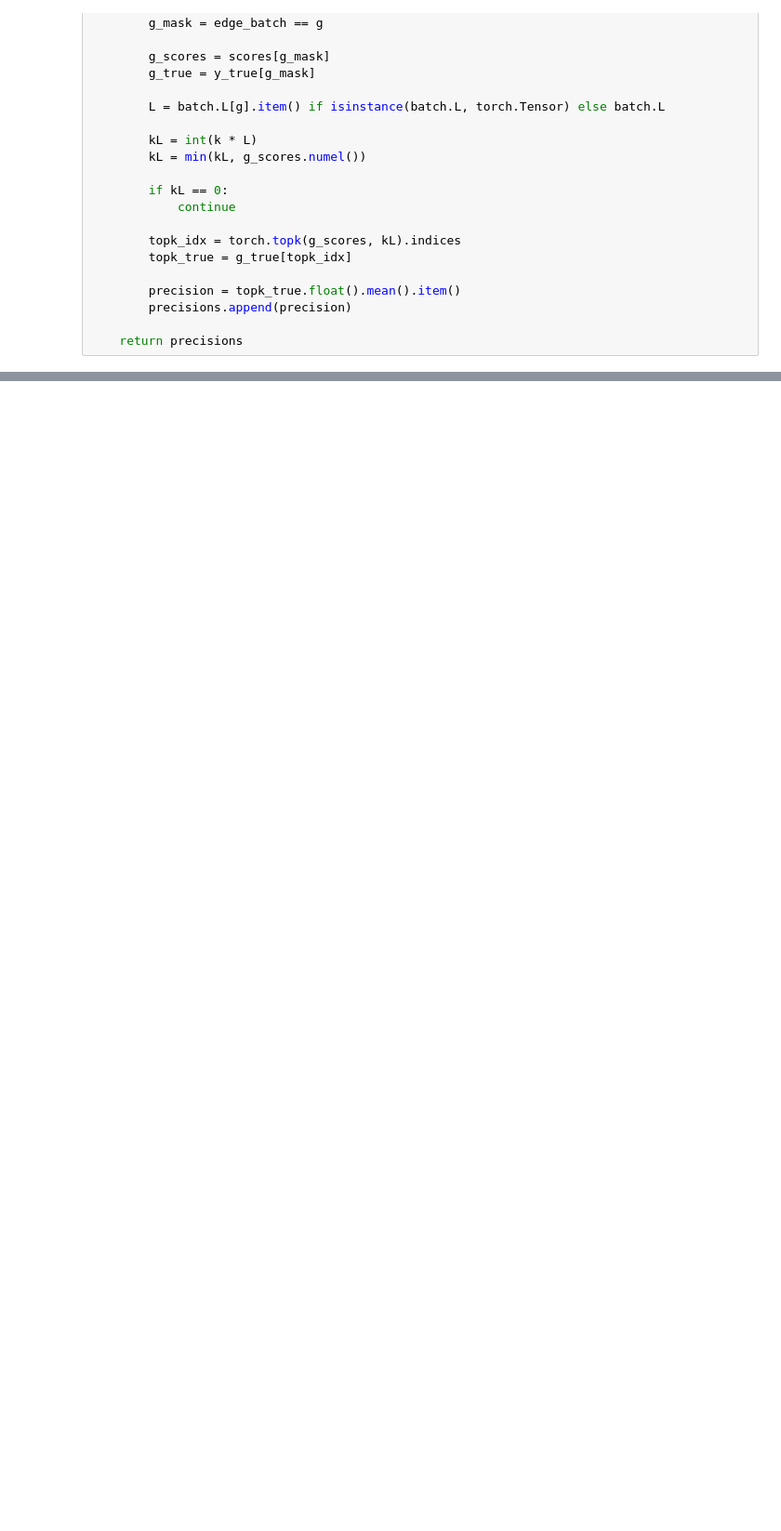
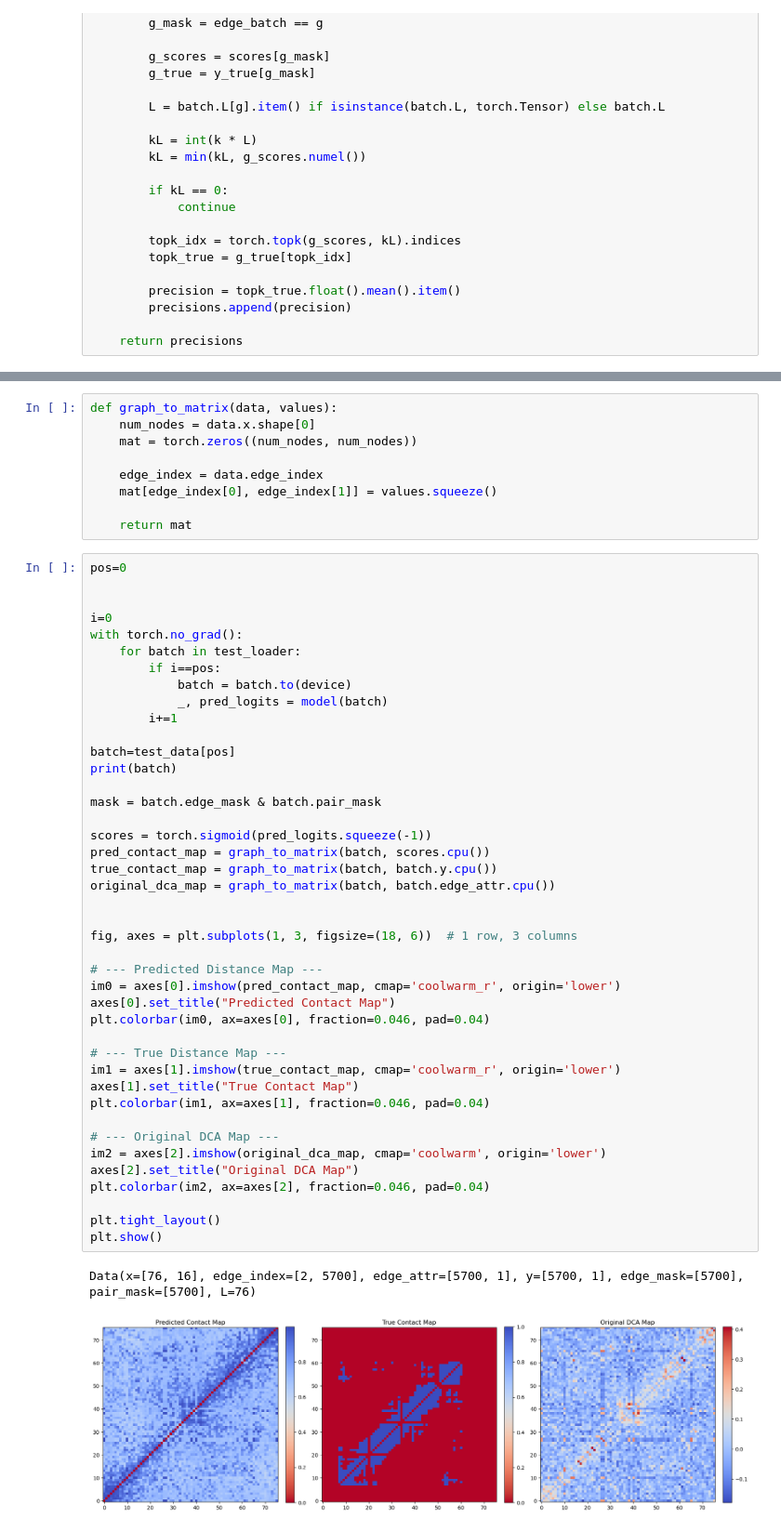
Before and after one commit to Fabiog17/Internship, a Jupyter notebook: GNN_contacts.ipynb, the cells around one changed output, grey strips where cells are left out. Shown at 93% size. Saved outputs shown, nothing was run; the diff lists cells and outputs as text; blank space fills up the shorter version.

```diff
--- a/GNN_contacts.ipynb
+++ b/GNN_contacts.ipynb
@@ -594 +609,55 @@ plt.show()
+# %%
+def graph_to_matrix(data, values):
+    num_nodes = data.x.shape[0]
+    mat = torch.zeros((num_nodes, num_nodes))
+
+    edge_index = data.edge_index
+    mat[edge_index[0], edge_index[1]] = values.squeeze()
+
+    return mat
+# %%
+pos=0
+
+
+i=0
+with torch.no_grad():
+    for batch in test_loader:
+        if i==pos:
+            batch = batch.to(device)
+            _, pred_logits = model(batch)
+        i+=1
+
+batch=test_data[pos]
+print(batch)
+
+mask = batch.edge_mask & batch.pair_mask
+
+scores = torch.sigmoid(pred_logits.squeeze(-1))
+pred_contact_map = graph_to_matrix(batch, scores.cpu())
+true_contact_map = graph_to_matrix(batch, batch.y.cpu())
+original_dca_map = graph_to_matrix(batch, batch.edge_attr.cpu())
+
+
+fig, axes = plt.subplots(1, 3, figsize=(18, 6))  # 1 row, 3 columns
+
+# --- Predicted Distance Map ---
+im0 = axes[0].imshow(pred_contact_map, cmap='coolwarm_r', origin='lower')
+axes[0].set_title("Predicted Contact Map")
+plt.colorbar(im0, ax=axes[0], fraction=0.046, pad=0.04)
+
+# --- True Distance Map ---
+im1 = axes[1].imshow(true_contact_map, cmap='coolwarm_r', origin='lower')
+axes[1].set_title("True Contact Map")
+plt.colorbar(im1, ax=axes[1], fraction=0.046, pad=0.04)
+
+# --- Original DCA Map ---
+im2 = axes[2].imshow(original_dca_map, cmap='coolwarm', origin='lower')
+axes[2].set_title("Original DCA Map")
+plt.colorbar(im2, ax=axes[2], fraction=0.046, pad=0.04)
+
+plt.tight_layout()
+plt.show()
+# %% [output]
+Data(x=[76, 16], edge_index=[2, 5700], edge_attr=[5700, 1], y=[5700, 1], edge_mask=[5700], pair_mask=[5700], L=76)
+[figure, added]
 # %%
```
Also changed, not shown: parts of 12 cells of this notebook, 3 other files.
